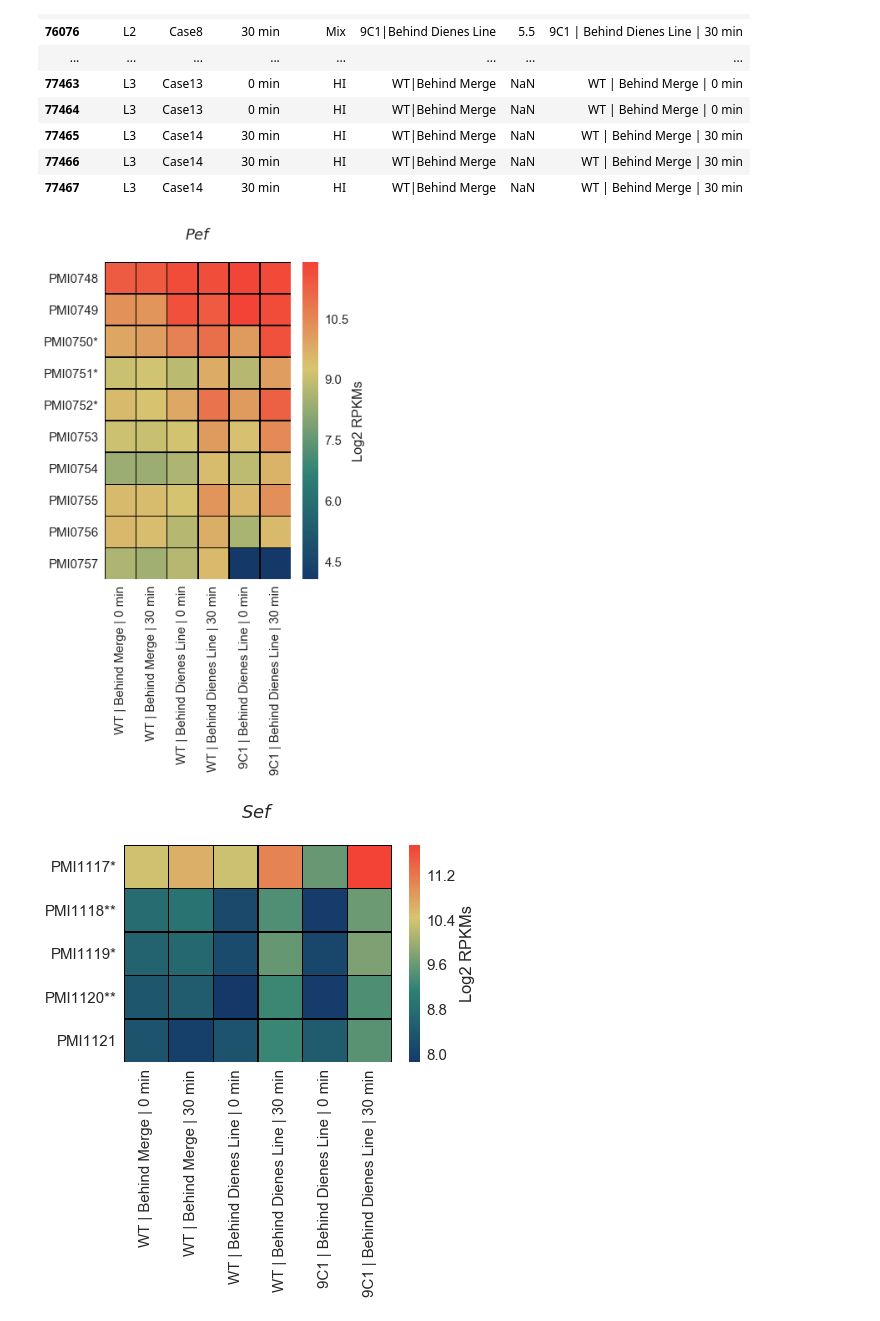
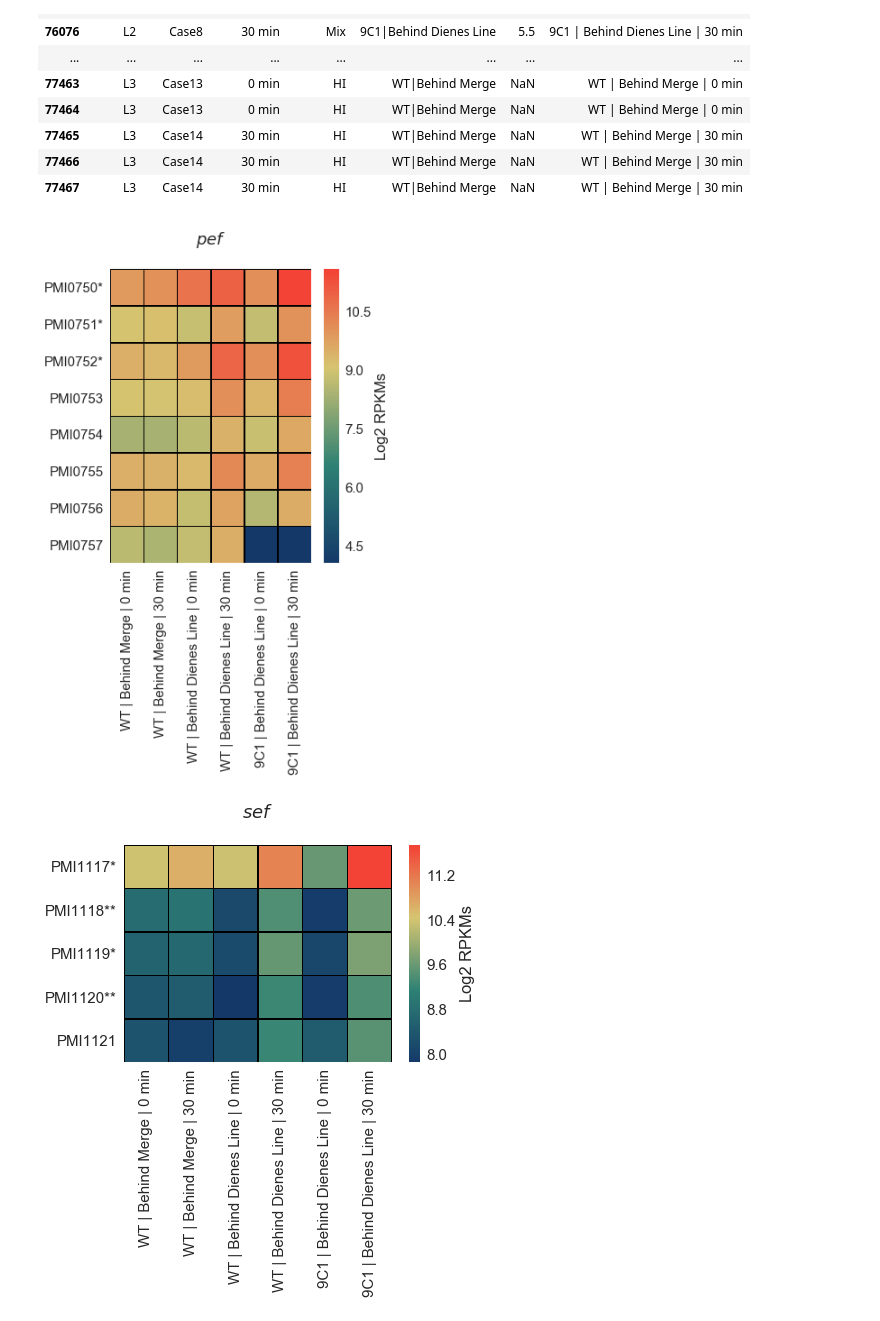
Before and after one commit to ASintsova/spatial_dynamics_of_gene_expression_in_response_to_T6SS_attack, a Jupyter notebook: lib/figure_7.ipynb, the cells around one changed output. Cells and saved outputs as stored; diff of their text form; code cells hidden in the pictures.

```diff
--- a/lib/figure_7.ipynb
+++ b/lib/figure_7.ipynb
@@ -107,19 +107,20 @@ meta
 | 77466 | L3 | Case14 | 30 min | HI | WT|Behind Merge | NaN | WT | Behind Merge | 30 min |
 | 77467 | L3 | Case14 | 30 min | HI | WT|Behind Merge | NaN | WT | Behind Merge | 30 min |
 # %%
-t6ss_sef = ["PMI1117", "PMI1118", "PMI1119", "PMI1120", "PMI1121"]
-t6ss_operon_2 = ["PMI2990", "PMI2991", "PMI2992", "PMI2993", "PMI2994", "PMI2995", "PMI2996"]
-t6ss_pef = ["PMI0748", "PMI0749", "PMI0750", "PMI0751", "PMI0752",
+sef = ["PMI1117", "PMI1118", "PMI1119", "PMI1120", "PMI1121"]
+ids = ["PMI2990", "PMI2991", "PMI2992", "PMI2993", "PMI2994", "PMI2995", "PMI2996"]
+pef = ["PMI0750", "PMI0751", "PMI0752",
            "PMI0753", "PMI0754", "PMI0755", "PMI0756", "PMI0757"]
 # %%
-fig = vis.draw_heatmap_of_subset(t6ss_pef, meta, "$\itPef$\n",
-                          rpkms, samples, my_cmap, (5,7), ["Case13", "Case14",
+sns.set(font_scale=1.5)
+fig = vis.draw_heatmap_of_subset(pef, meta, "$\itpef$\n",
+                          rpkms, samples, my_cmap, (5,6), ["Case13", "Case14",
                                                            "Case12", "Case7", "Case11", "Case8"])
 stat_sig_9c1 = ["PMI0750", "PMI0751", "PMI0752"]
 ax = fig.gca()
-new_labels = ["{}*".format(n) if n in stat_sig_9c1 else n for n in t6ss_pef ]
+new_labels = ["{}*".format(n) if n in stat_sig_9c1 else n for n in pef ]
 ax.set_yticklabels(new_labels[::-1]);
 fig.savefig(os.path.join(figures_folder, "2018-07-03-proteus_rnaseq_figure_7a.png"), dpi=300, bbox_inches="tight")
 # %% [output]
-[figure, old version]
+[figure, new version]
 # %%
```
Also changed, not shown: parts of 5 cells of this notebook, 8 other files.
